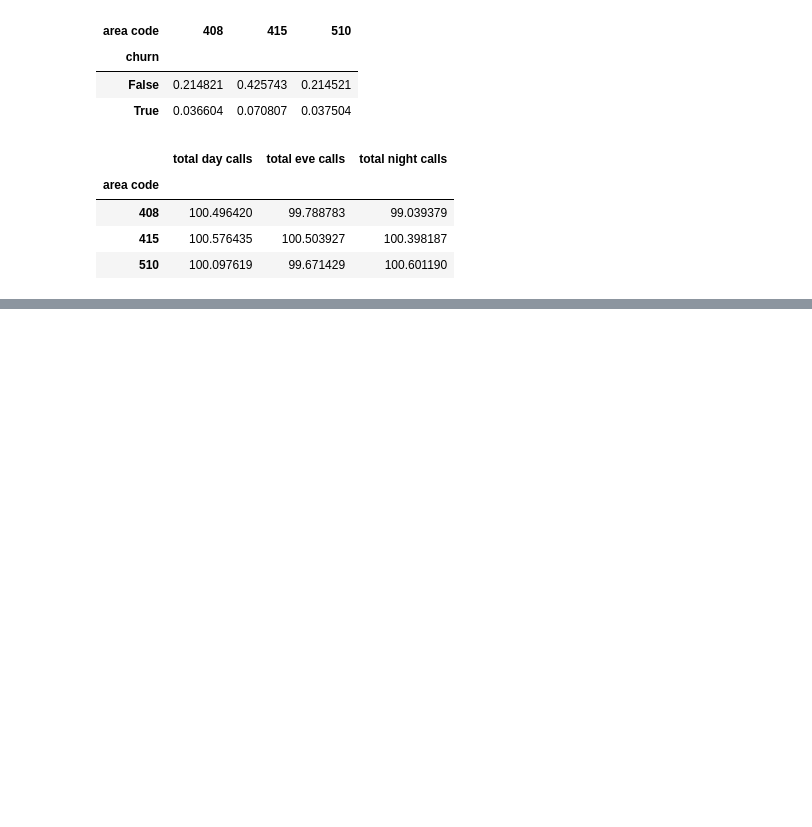
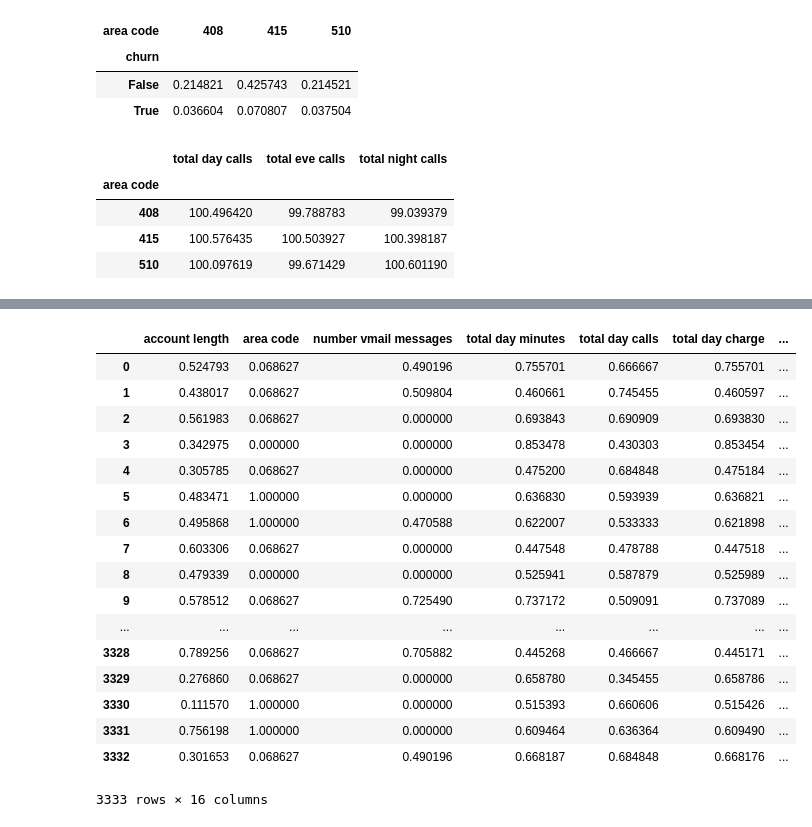
Before and after one commit to KapilRathor/ML-DL, a Jupyter notebook: Telecom/Churn_EDA.ipynb, the cells around one changed output, grey strips where cells are left out. Cells and saved outputs as stored; diff of their text form; code cells hidden in the pictures; blank space fills up the shorter version.

```diff
--- a/Telecom/Churn_EDA.ipynb
+++ b/Telecom/Churn_EDA.ipynb
@@ -185,0 +259,35 @@ len(data.columns)
+# %%
+data['churn'] = data['churn'].astype('int64') #pd.to_numeric()
+#data['international plan'] = data['international plan'].astype('int64') #pd.to_numeric()
+#data['voice mail plan'] = data['voice mail plan'].astype('int64') #pd.to_numeric()
+data = data.drop(columns = ['state','phone number','international plan','voice mail plan'])
+# %%
+y = data['churn'].values
+x = data.drop(columns = ['churn'])
+# %%
+features = x.columns.values
+scalar = MinMaxScaler(feature_range = (0,1))
+scalar.fit(x)
+x = pd.DataFrame(scalar.transform(x))
+x.columns = features
+# %%
+x
+# %% [output]
+|  | account length | area code | number vmail messages | total day minutes | total day calls | total day charge | ... |
+| 0 | 0.524793 | 0.068627 | 0.490196 | 0.755701 | 0.666667 | 0.755701 | ... |
+| 1 | 0.438017 | 0.068627 | 0.509804 | 0.460661 | 0.745455 | 0.460597 | ... |
+| 2 | 0.561983 | 0.068627 | 0.000000 | 0.693843 | 0.690909 | 0.693830 | ... |
+| 3 | 0.342975 | 0.000000 | 0.000000 | 0.853478 | 0.430303 | 0.853454 | ... |
+| 4 | 0.305785 | 0.068627 | 0.000000 | 0.475200 | 0.684848 | 0.475184 | ... |
+| 5 | 0.483471 | 1.000000 | 0.000000 | 0.636830 | 0.593939 | 0.636821 | ... |
+| 6 | 0.495868 | 1.000000 | 0.470588 | 0.622007 | 0.533333 | 0.621898 | ... |
+| 7 | 0.603306 | 0.068627 | 0.000000 | 0.447548 | 0.478788 | 0.447518 | ... |
+| 8 | 0.479339 | 0.000000 | 0.000000 | 0.525941 | 0.587879 | 0.525989 | ... |
+| 9 | 0.578512 | 0.068627 | 0.725490 | 0.737172 | 0.509091 | 0.737089 | ... |
+| ... | ... | ... | ... | ... | ... | ... | ... |
+| 3328 | 0.789256 | 0.068627 | 0.705882 | 0.445268 | 0.466667 | 0.445171 | ... |
+| 3329 | 0.276860 | 0.068627 | 0.000000 | 0.658780 | 0.345455 | 0.658786 | ... |
+| 3330 | 0.111570 | 1.000000 | 0.000000 | 0.515393 | 0.660606 | 0.515426 | ... |
+| 3331 | 0.756198 | 1.000000 | 0.000000 | 0.609464 | 0.636364 | 0.609490 | ... |
+| 3332 | 0.301653 | 0.068627 | 0.490196 | 0.668187 | 0.684848 | 0.668176 | ... |
+3333 rows × 16 columns
```
Also changed, not shown: parts of 10 cells of this notebook.
